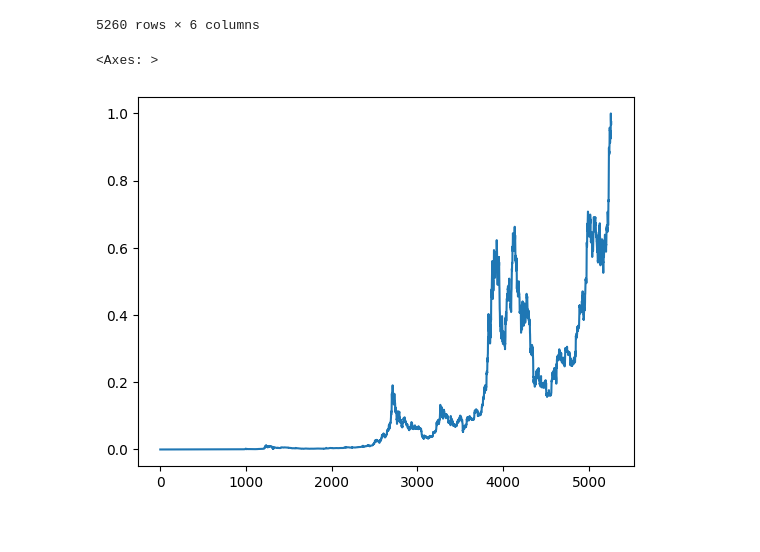
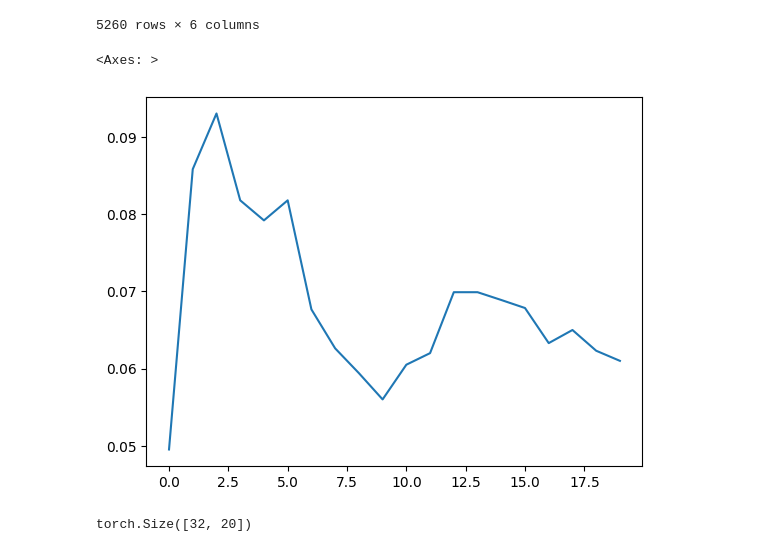
Before and after one commit to JPcooldev/time-series, a Jupyter notebook: data_preprocessing.ipynb, the cells around one changed output. Drawn from its saved outputs; the diff is of its cells as text; code cells hidden in the pictures.

```diff
--- a/data_preprocessing.ipynb
+++ b/data_preprocessing.ipynb
@@ -56,7 +47,7 @@ for ticker in df['ticker'].unique():
     mask = df['ticker'] == ticker
     df.loc[mask, numeric_columns] = scaler.fit_transform(df.loc[mask, numeric_columns])
 # %%
-df[df['ticker'] == 'BTC'].high.plot()
+df[df['ticker'] == 'BTC'][:20].high.plot()
 # %% [output]
 <Axes: >
-[figure, old version]
+[figure, new version]
@@ -64,0 +109,7 @@ print('hello')
+# %%
+dataloader = DataLoader(X_train, batch_size=32, shuffle=True)
+for batch in dataloader:
+  print(batch.shape)
+  break
+# %% [output]
+torch.Size([32, 20])
```
Also changed, not shown: parts of 16 cells of this notebook.
